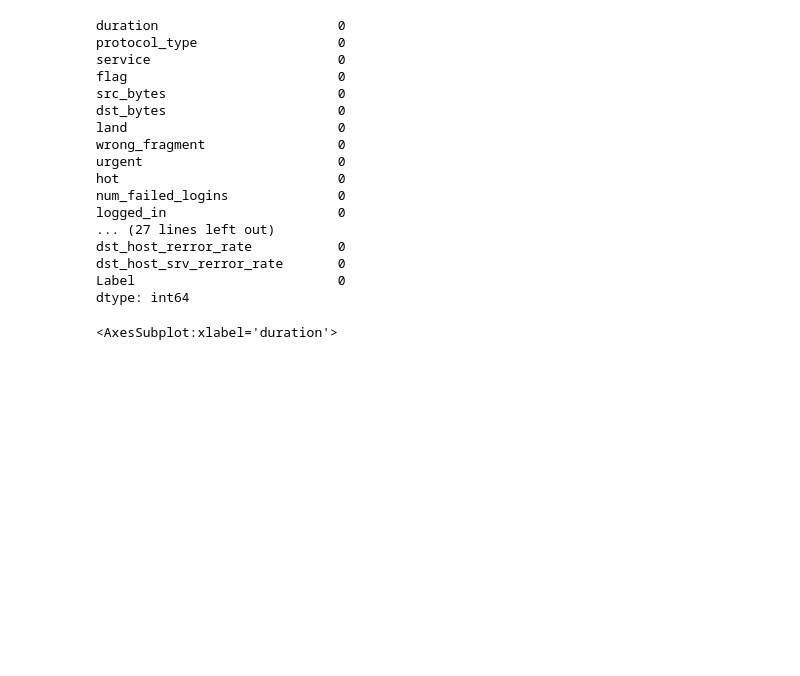
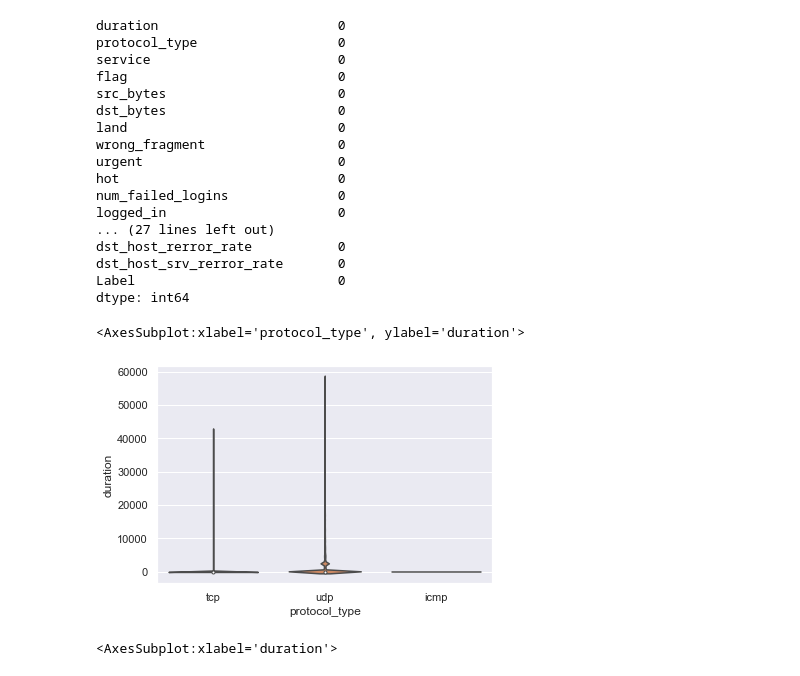
Before and after one commit to dkumares/w251-final-project, a Jupyter notebook: KDDData_EDA.ipynb, the cells around one changed output. Drawn from its saved outputs; the diff is of its cells as text; code cells hidden in the pictures; blank space fills up the shorter version.

```diff
--- a/KDDData_EDA.ipynb
+++ b/KDDData_EDA.ipynb
@@ -112,6 +112,11 @@ Label                          0
 dtype: int64
 # %%
 # As can be seen above seems like we have no missing data...GREAT !
+# %%
+sns.violinplot(x='protocol_type',y='duration', data=df)
+# %% [output]
+<AxesSubplot:xlabel='protocol_type', ylabel='duration'>
+[figure, added]
 # %%
 # Finding outliers in data
 sns.boxplot(x=df['duration'])
```
